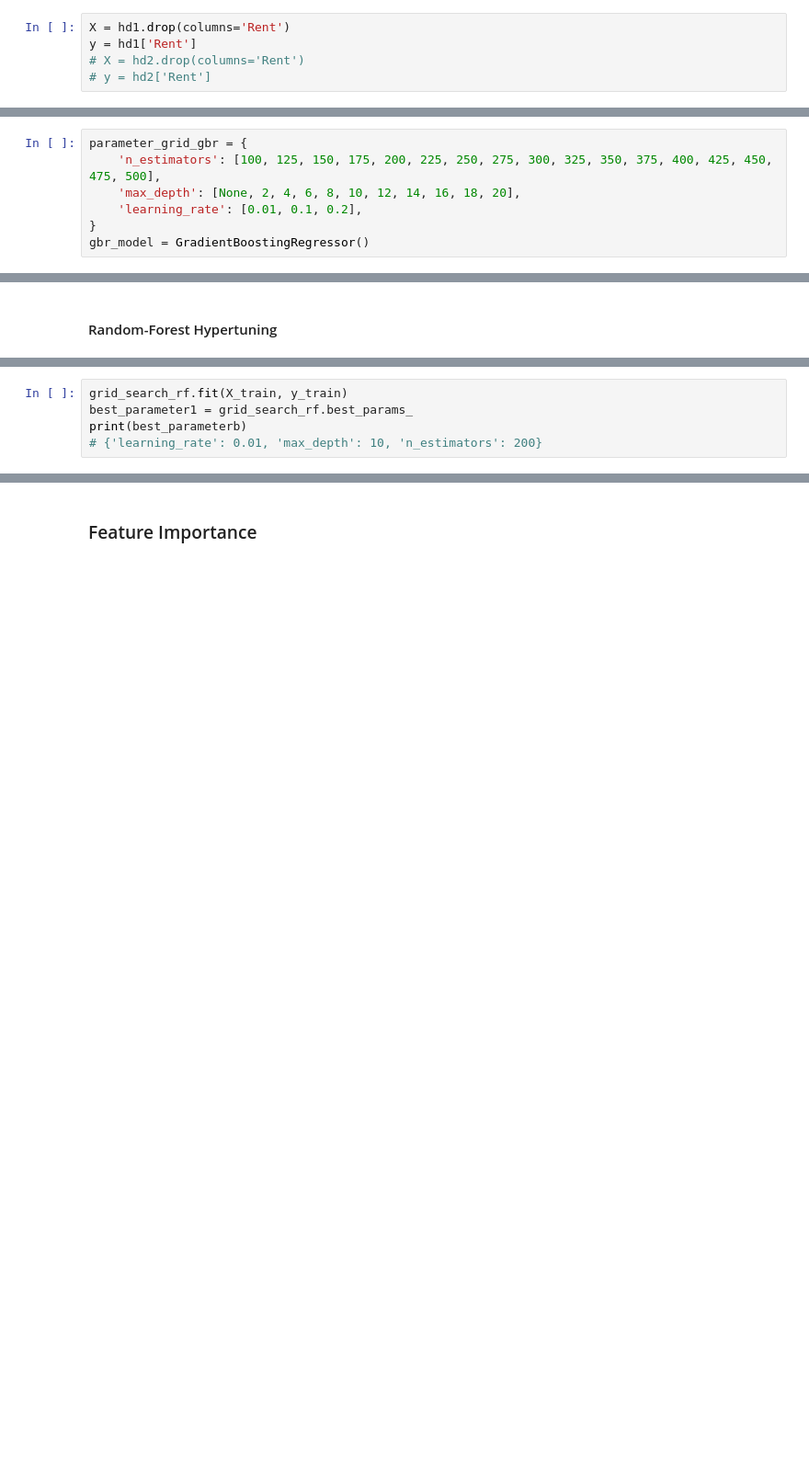
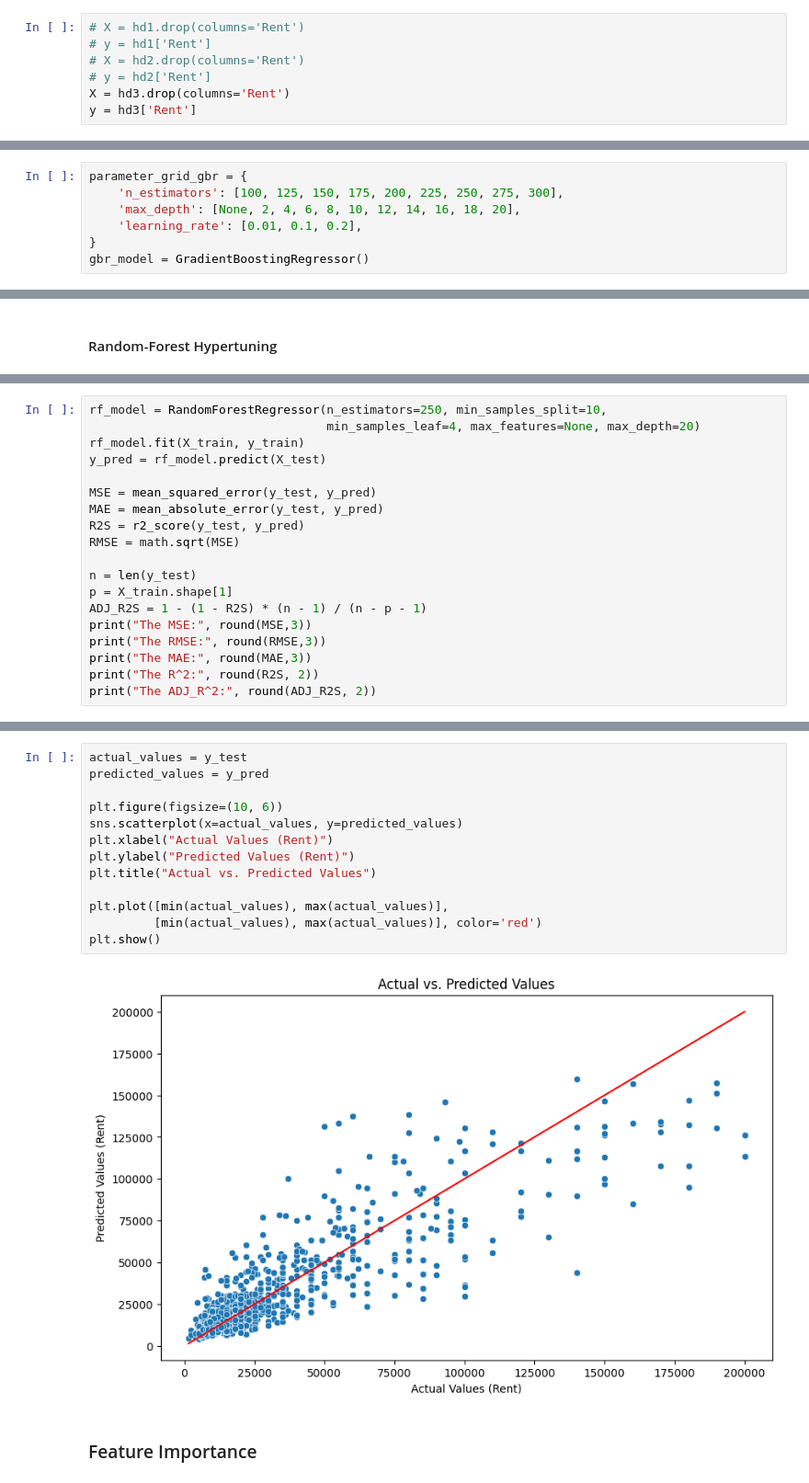
Before and after one commit to fudge-fantastic/Machine-Learning, a Jupyter notebook: House_Rent_Prediction/House-Rent-Prediction.ipynb, the cells around one changed output, grey strips where cells are left out. Shown at 92% size. Drawn from its saved outputs; the diff is of its cells as text; blank space fills up the shorter version.

```diff
--- a/House_Rent_Prediction/House-Rent-Prediction.ipynb
+++ b/House_Rent_Prediction/House-Rent-Prediction.ipynb
@@ -189,10 +456,12 @@ hd2.head()
 # %% [markdown]
 ### Train-Test Split and Model Training
 # %%
-X = hd1.drop(columns='Rent')
-y = hd1['Rent']
+# X = hd1.drop(columns='Rent')
+# y = hd1['Rent']
 # X = hd2.drop(columns='Rent')
 # y = hd2['Rent']
+X = hd3.drop(columns='Rent')
+y = hd3['Rent']
 # %%
 X_train, X_test, y_train, y_test = train_test_split(X, y, test_size=0.25, random_state=120)
 # %%
@@ -281,7 +603,7 @@ pylab.show()
 #### GBR Hypertuning
 # %%
 parameter_grid_gbr = {
-    'n_estimators': [100, 125, 150, 175, 200, 225, 250, 275, 300, 325, 350, 375, 400, 425, 450, 475, 500],
+    'n_estimators': [100, 125, 150, 175, 200, 225, 250, 275, 300],
     'max_depth': [None, 2, 4, 6, 8, 10, 12, 14, 16, 18, 20],
     'learning_rate': [0.01, 0.1, 0.2],
 }
@@ -326,8 +671,3 @@ random_search_rf = RandomizedSearchCV(estimator=rf_model,
 # n_iters determines how many random combination of HP will be evaluated during RandomizedSearch
-# %%
-grid_search_rf.fit(X_train, y_train)
-best_parameter1 = grid_search_rf.best_params_
-print(best_parameterb)
-# {'learning_rate': 0.01, 'max_depth': 10, 'n_estimators': 200}
 # %%
 random_search_rf.fit(X_train, y_train)
@@ -336,0 +678,19 @@ print(best_parameter2)
+# %%
+rf_model = RandomForestRegressor(n_estimators=250, min_samples_split=10,
+                                 min_samples_leaf=4, max_features=None, max_depth=20)
+rf_model.fit(X_train, y_train)
+y_pred = rf_model.predict(X_test)
+
+MSE = mean_squared_error(y_test, y_pred)
+MAE = mean_absolute_error(y_test, y_pred)
+R2S = r2_score(y_test, y_pred)
+RMSE = math.sqrt(MSE)
+
+n = len(y_test)
+p = X_train.shape[1]
+ADJ_R2S = 1 - (1 - R2S) * (n - 1) / (n - p - 1)
+print("The MSE:", round(MSE,3))
+print("The RMSE:", round(RMSE,3))
+print("The MAE:", round(MAE,3))
+print("The R^2:", round(R2S, 2))
+print("The ADJ_R^2:", round(ADJ_R2S, 2))
@@ -337,3 +705,18 @@ print(best_parameter2)
+# %%
+actual_values = y_test
+predicted_values = y_pred
+
+plt.figure(figsize=(10, 6))
+sns.scatterplot(x=actual_values, y=predicted_values)
+plt.xlabel("Actual Values (Rent)")
+plt.ylabel("Predicted Values (Rent)")
+plt.title("Actual vs. Predicted Values")
+
+plt.plot([min(actual_values), max(actual_values)],
+         [min(actual_values), max(actual_values)], color='red')
+plt.show()
+# %% [output]
+[figure, added]
 # %% [markdown]
 ### Feature Importance
 # %%
```
Also changed, not shown: parts of 72 cells of this notebook.
